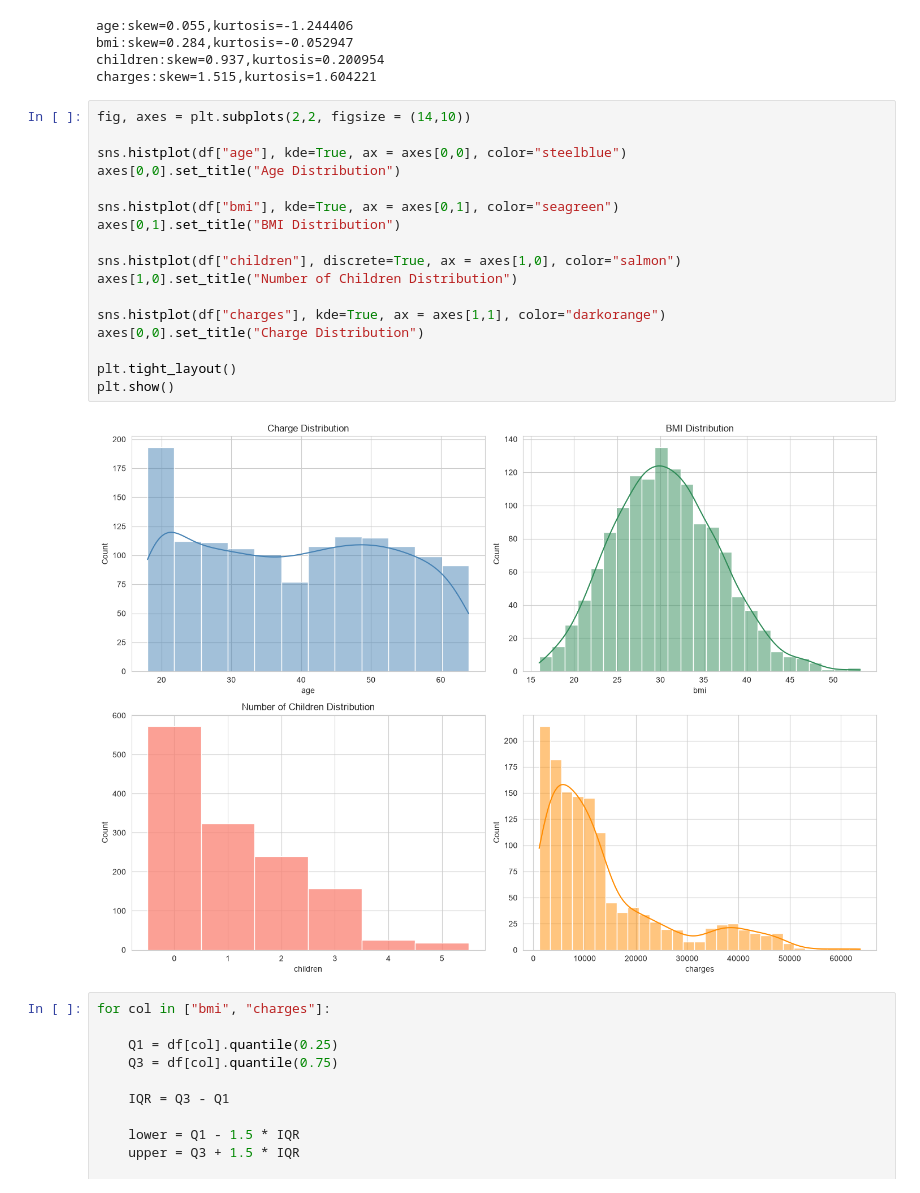
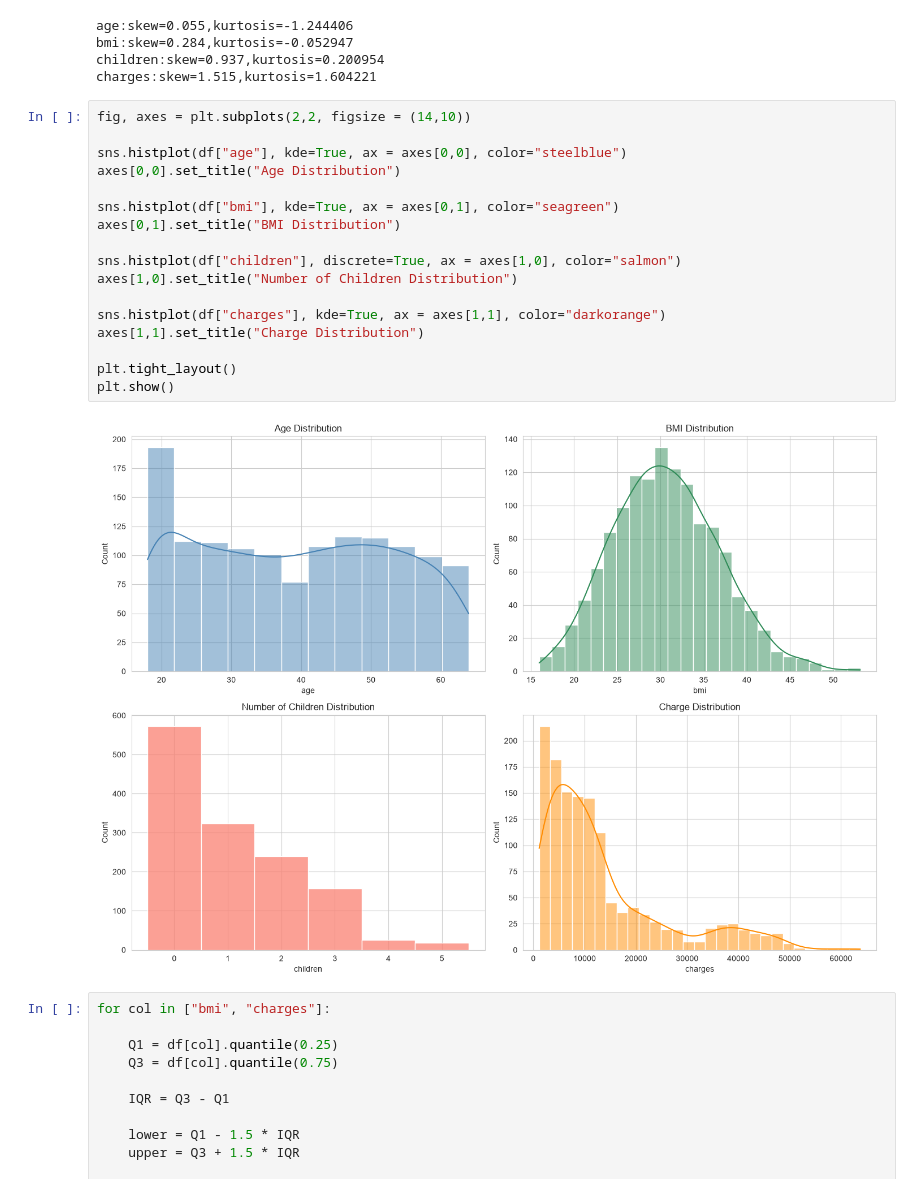
Before and after one commit to Subhrajit874/Insurance_Prediction, a Jupyter notebook: project.ipynb, the cells around one changed output. Drawn from its saved outputs; the diff is of its cells as text.

```diff
--- a/project.ipynb
+++ b/project.ipynb
@@ -147,22 +147,22 @@ charges:skew=1.515,kurtosis=1.604221
 # %%
 fig, axes = plt.subplots(2,2, figsize = (14,10))
 
 sns.histplot(df["age"], kde=True, ax = axes[0,0], color="steelblue")
 axes[0,0].set_title("Age Distribution")
 
 sns.histplot(df["bmi"], kde=True, ax = axes[0,1], color="seagreen")
 axes[0,1].set_title("BMI Distribution")
 
 sns.histplot(df["children"], discrete=True, ax = axes[1,0], color="salmon")
 axes[1,0].set_title("Number of Children Distribution")
 
 sns.histplot(df["charges"], kde=True, ax = axes[1,1], color="darkorange")
-axes[0,0].set_title("Charge Distribution")
+axes[1,1].set_title("Charge Distribution")
 
 plt.tight_layout()
 plt.show()
 # %% [output]
-[figure, old version]
+[figure, new version]
 # %%
 for col in ["bmi", "charges"]:
 
```
Also changed, not shown: parts of 1 cell of this notebook.
